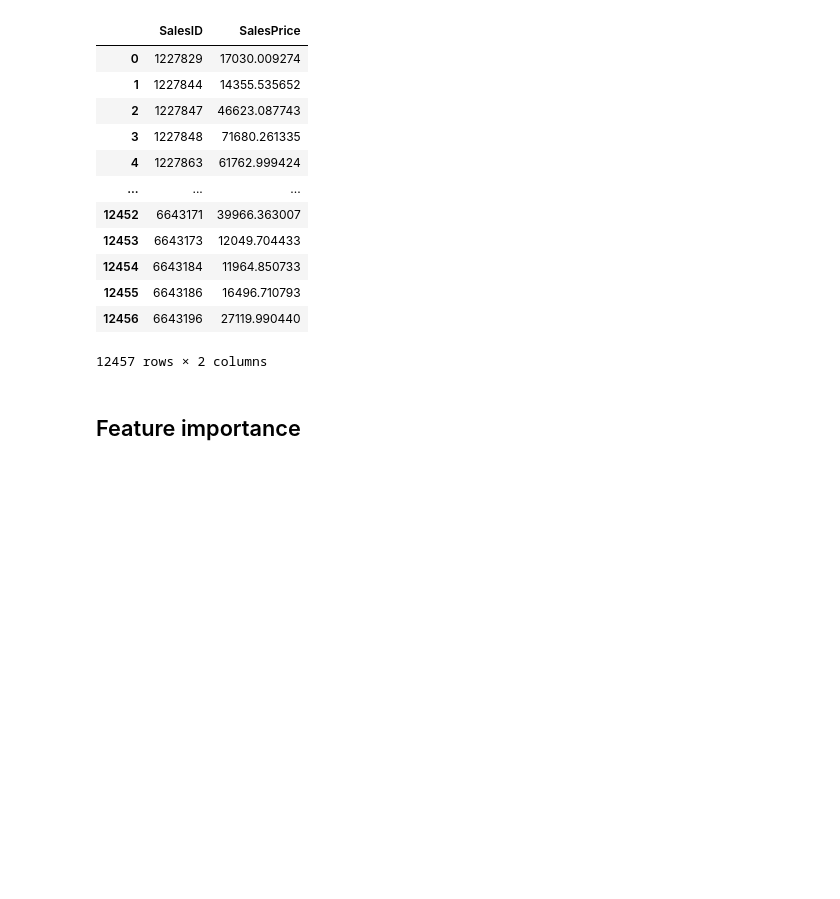
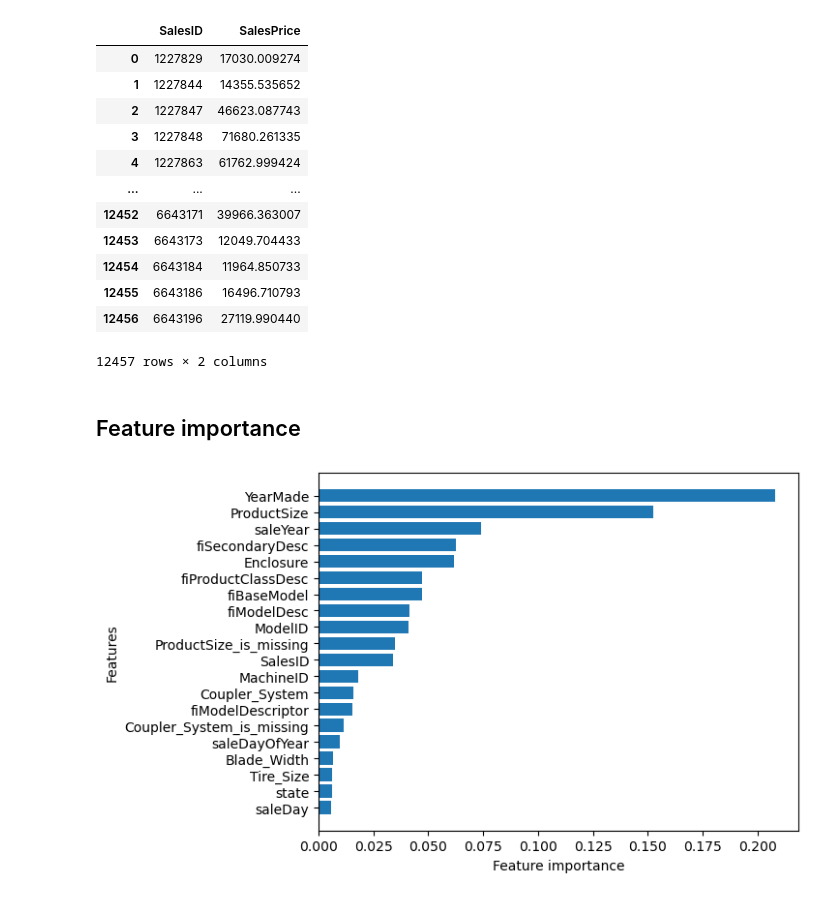
Before and after one commit to Nexi77/buldozer-price-predict, a Jupyter notebook: buldozer-prices-bluebook.ipynb, the cells around one changed output. Saved outputs shown, nothing was run; the diff lists cells and outputs as text; code cells hidden in the pictures; blank space fills up the shorter version.

Commit message:
feat(features): plot feature importance

```diff
--- a/buldozer-prices-bluebook.ipynb
+++ b/buldozer-prices-bluebook.ipynb
@@ -633,3 +633,17 @@ df_preds
 df_preds.to_csv("data/test_predictions.csv", index=False)
 # %% [markdown]
 ## Feature importance
+# %%
+# Find feature importance of best model
+def plot_feature_importance(columns, importances, n=20):
+    df = (pd.DataFrame({"features": columns, "feature_importances": importances}).sort_values("feature_importances", ascending=False)
+         .reset_index(drop=True))
+    fig, ax = plt.subplots()
+    ax.barh(df["features"][:n], df["feature_importances"][:20])
+    ax.set_ylabel("Features")
+    ax.set_xlabel("Feature importance")
+    ax.invert_yaxis()
+# %%
+plot_feature_importance(X_train.columns, ideal_model.feature_importances_)
+# %% [output]
+[figure, added]
```
